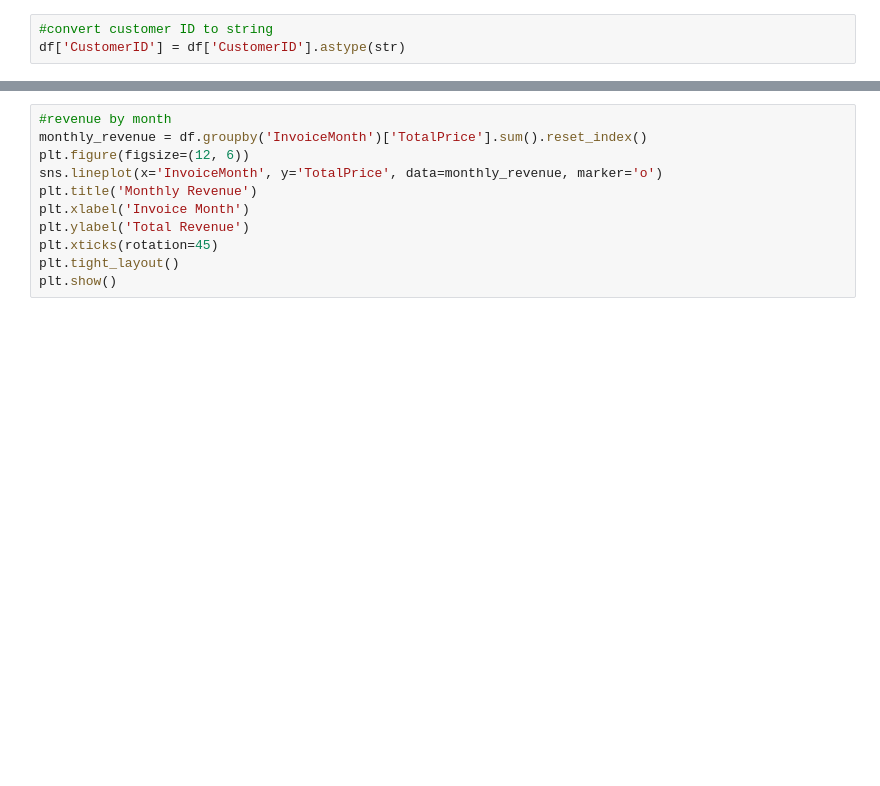
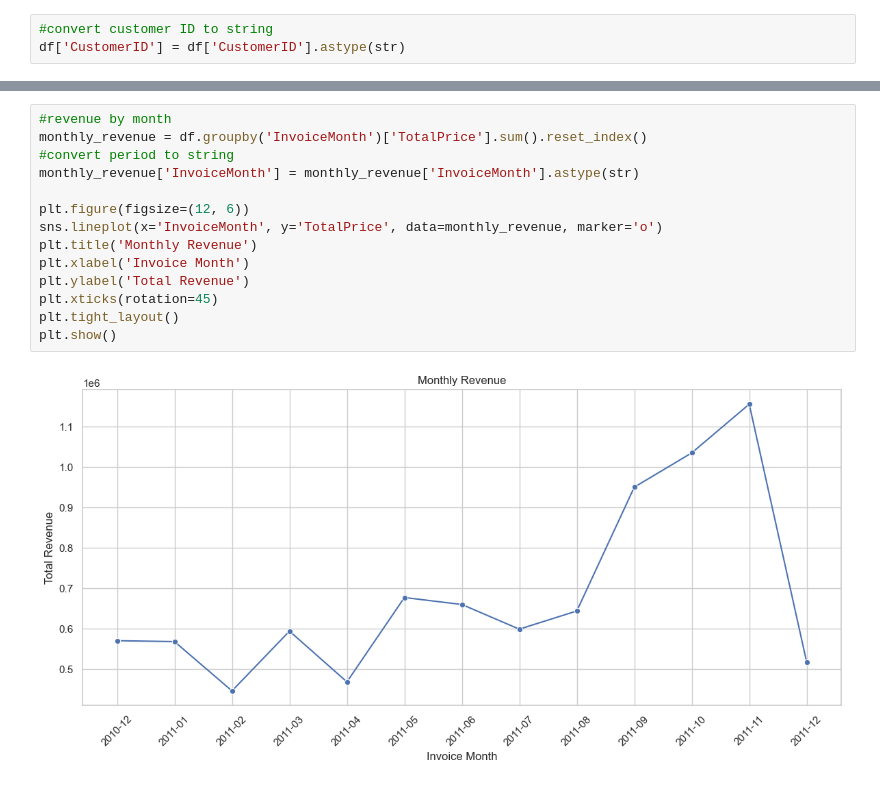
Before and after one commit to Ipshitaaa/customer_behavior_analysis, a Jupyter notebook: notebooks/customer_analysis.ipynb, the cells around one changed output, grey strips where cells are left out. Drawn from its saved outputs; the diff is of its cells as text; blank space fills up the shorter version.

```diff
--- a/notebooks/customer_analysis.ipynb
+++ b/notebooks/customer_analysis.ipynb
@@ -65,14 +133,19 @@ print("📅 Date range:", df['InvoiceDate'].min(), "to", df['InvoiceDate'].max()
 # %%
 #revenue by month
 monthly_revenue = df.groupby('InvoiceMonth')['TotalPrice'].sum().reset_index()
+#convert period to string
+monthly_revenue['InvoiceMonth'] = monthly_revenue['InvoiceMonth'].astype(str)
+
 plt.figure(figsize=(12, 6))
 sns.lineplot(x='InvoiceMonth', y='TotalPrice', data=monthly_revenue, marker='o')
 plt.title('Monthly Revenue')
 plt.xlabel('Invoice Month')
 plt.ylabel('Total Revenue')
 plt.xticks(rotation=45)
 plt.tight_layout()
 plt.show()
+# %% [output]
+[figure, added]
 # %%
 #top products by revenue
 top_products = df.groupby('Description')['TotalPrice'].sum().reset_index().sort_values(by='TotalPrice', ascending=False).head(10)
```
Also changed, not shown: parts of 17 cells of this notebook, 1 other file.
